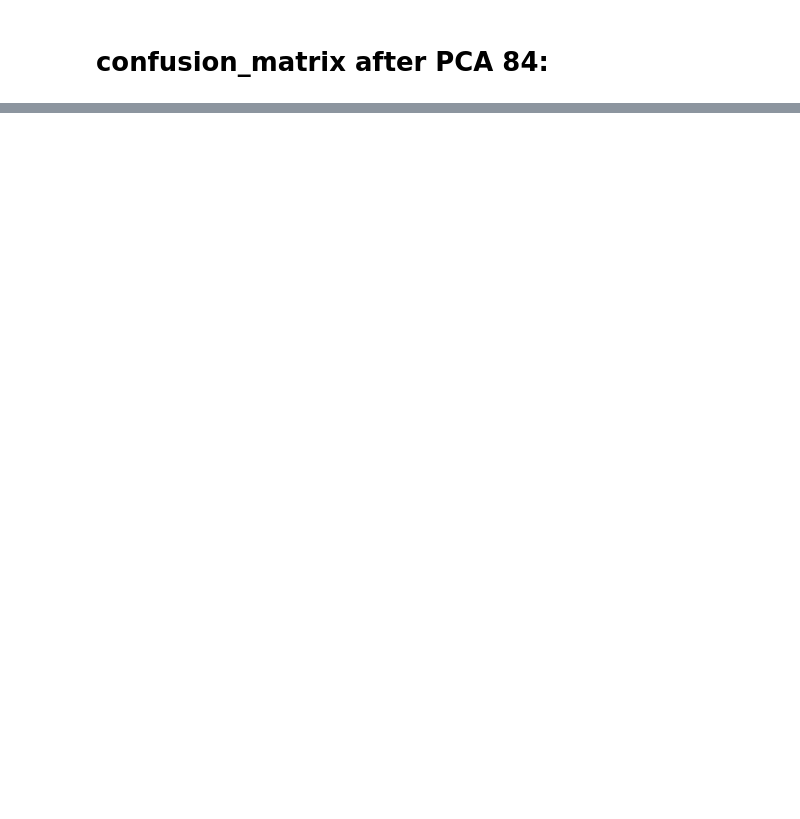
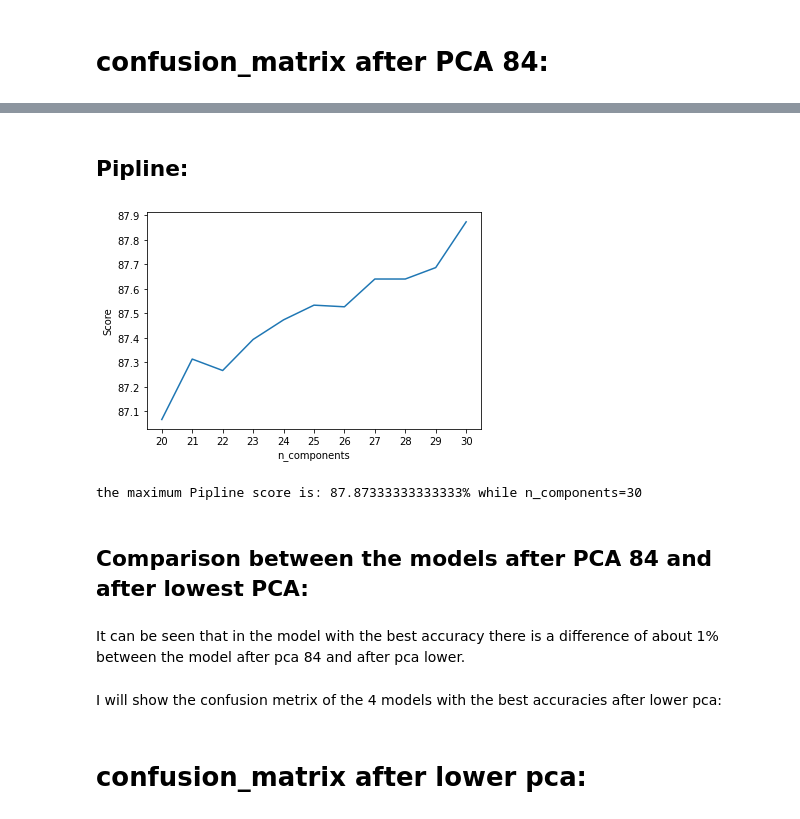
Before and after one commit to TairMazriv/FinalProject, a Jupyter notebook: fmnist.ipynb, the cells around one changed output, grey strips where cells are left out. Cells and saved outputs as stored; diff of their text form; code cells hidden in the pictures; blank space fills up the shorter version.

```diff
--- a/fmnist.ipynb
+++ b/fmnist.ipynb
@@ -226,0 +317,49 @@ plt.show()
+# %%
+arr = []
+for i in range(20,31):
+    pca = PCA(n_components = i)
+    X_train = pca.fit_transform(x_train)
+    X_test = pca.transform(x_test)
+    explained_variance = pca.explained_variance_ratio_
+    xgb = XGBClassifier(eval_metric='mlogloss')
+    xgb.fit(X_train, y_train)
+    xgb_predict = xgb.predict(X_test)
+    arr.append(accuracy_score(y_test, xgb_predict)*100)
+
+# Graph showing accuracy:
+plt.plot(range(20,31), arr)
+plt.xticks(np.arange(20,31,1))
+plt.xlabel("n_components")
+plt.ylabel("Score")
+plt.show()
+
+xgb_pca = max(arr)
+print ("the maximum XGBoost score is: " + str(xgb_pca) + "% while n_components=26")
+# %% [markdown]
+## Pipline:
+# %%
+arr = []
+for i in range(20,31):
+    pca = PCA(n_components = i)
+    X_train = pca.fit_transform(x_train)
+    X_test = pca.transform(x_test)
+    explained_variance = pca.explained_variance_ratio_
+    pip = Pipeline([('scaler', StandardScaler()), ('svc', SVC())])
+    pip.fit(X_train, y_train)
+    pip_predict = pip.predict(X_test)
+    arr.append(accuracy_score(y_test, pip_predict)*100)
+
+# Graph showing accuracy:
+plt.plot(range(20,31), arr)
+plt.xticks(np.arange(20,31,1))
+plt.xlabel("n_components")
+plt.ylabel("Score")
+plt.show()
+
+pip_pca = max(arr)
+print ("the maximum Pipline score is: " + str(pip_pca) + "% while n_components=30")
+# %% [output]
+[figure, added]
+the maximum Pipline score is: 87.87333333333333% while n_components=30
+# %% [markdown]
+## Comparison between the models after PCA 84 and after lowest PCA:
@@ -226,0 +378,6 @@ plt.show()
+# %% [markdown]
+It can be seen that in the model with the best accuracy there is a difference of about 1% between the model after pca 84 and after pca lower.
+# %% [markdown]
+I will show the confusion metrix of the 4 models with the best accuracies after lower pca:
+# %% [markdown]
+# confusion_matrix after lower pca:
```
Also changed, not shown: parts of 18 cells of this notebook, 1 other file.
